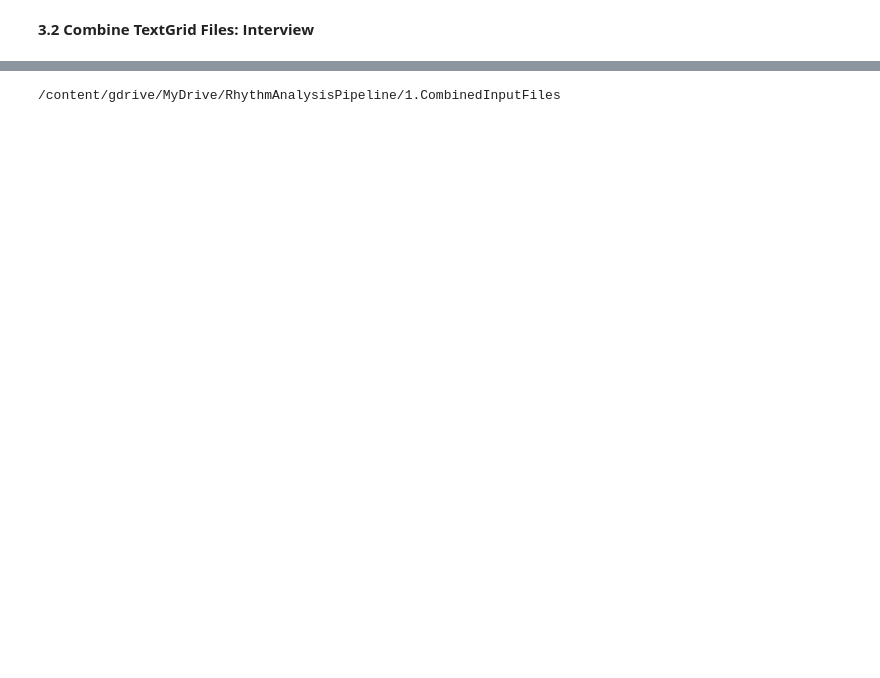
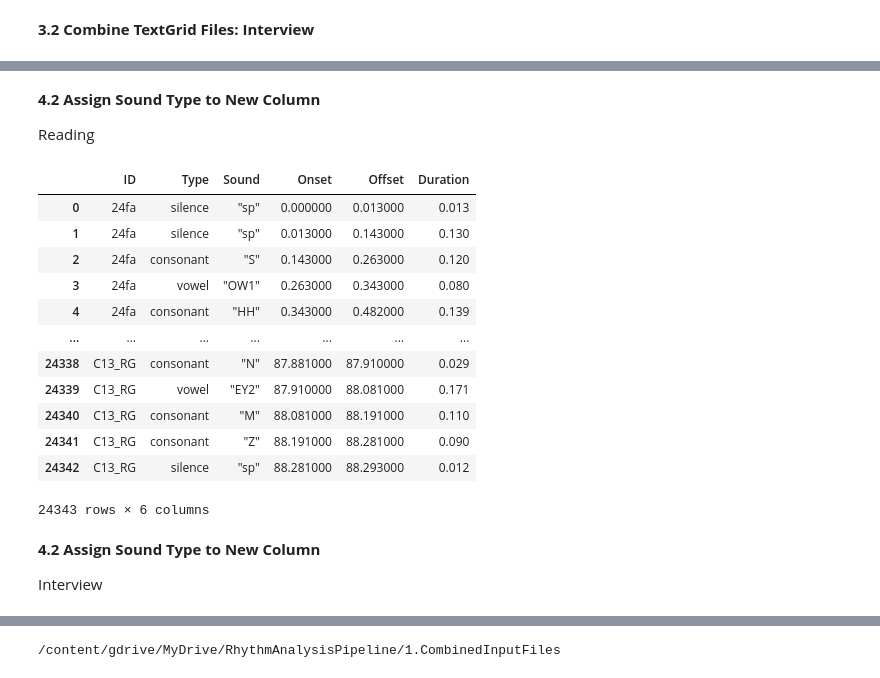
Before and after one commit to Janina712/MLTSA22_JBoecher, a Jupyter notebook: Other/Segmented2Metrics_ProcessingPipeline.ipynb, the cells around one changed output, grey strips where cells are left out. Cells and saved outputs as stored; diff of their text form; code cells hidden in the pictures; blank space fills up the shorter version.

```diff
--- a/Other/Segmented2Metrics_ProcessingPipeline.ipynb
+++ b/Other/Segmented2Metrics_ProcessingPipeline.ipynb
@@ -279,0 +307,39 @@ inter_TextGrid_duration
+# %% [markdown]
+**4.2 Assign Sound Type to New Column**
+
+Reading
+# %%
+Type_col = pd.DataFrame(columns=range(1))
+Type_col.columns = ["Type"]
+# %%
+for i in range(0, len(read_TextGrid_duration)):
+  if read_TextGrid_duration["Sound"][i] in vowels:
+    Type_col = Type_col.append({"Type":"vowel"}, ignore_index=True)
+  elif read_TextGrid_duration["Sound"][i] in consonants:
+    Type_col = Type_col.append({"Type":"consonant"}, ignore_index=True)
+  elif read_TextGrid_duration["Sound"][i] in silence:
+    Type_col = Type_col.append({"Type":"silence"}, ignore_index=True)
+# %%
+read_TextGrid_duration = pd.concat([read_TextGrid_duration, Type_col], axis=1)
+# %%
+read_TextGrid_duration = read_TextGrid_duration[["ID", "Type", "Sound", "Onset", "Offset", "Duration"]]
+# %%
+read_TextGrid_duration
+# %% [output]
+|  | ID | Type | Sound | Onset | Offset | Duration |
+| 0 | 24fa | silence | "sp" | 0.000000 | 0.013000 | 0.013 |
+| 1 | 24fa | silence | "sp" | 0.013000 | 0.143000 | 0.130 |
+| 2 | 24fa | consonant | "S" | 0.143000 | 0.263000 | 0.120 |
+| 3 | 24fa | vowel | "OW1" | 0.263000 | 0.343000 | 0.080 |
+| 4 | 24fa | consonant | "HH" | 0.343000 | 0.482000 | 0.139 |
+| ... | ... | ... | ... | ... | ... | ... |
+| 24338 | C13_RG | consonant | "N" | 87.881000 | 87.910000 | 0.029 |
+| 24339 | C13_RG | vowel | "EY2" | 87.910000 | 88.081000 | 0.171 |
+| 24340 | C13_RG | consonant | "M" | 88.081000 | 88.191000 | 0.110 |
+| 24341 | C13_RG | consonant | "Z" | 88.191000 | 88.281000 | 0.090 |
+| 24342 | C13_RG | silence | "sp" | 88.281000 | 88.293000 | 0.012 |
+24343 rows × 6 columns
+# %% [markdown]
+**4.2 Assign Sound Type to New Column**
+
+Interview
```
Also changed, not shown: parts of 29 cells of this notebook.
